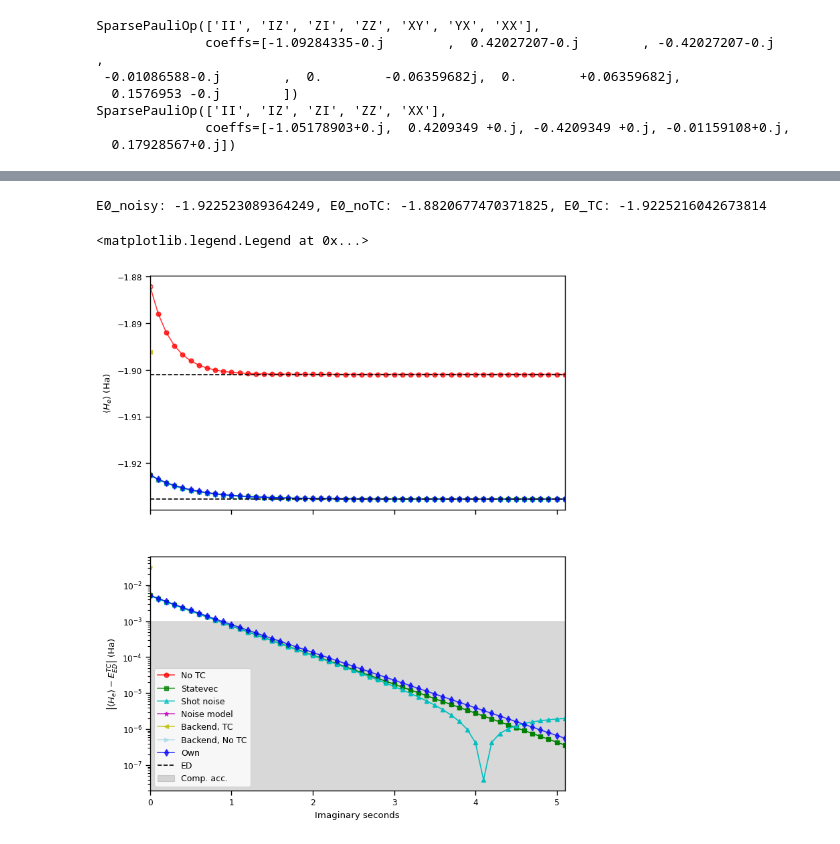
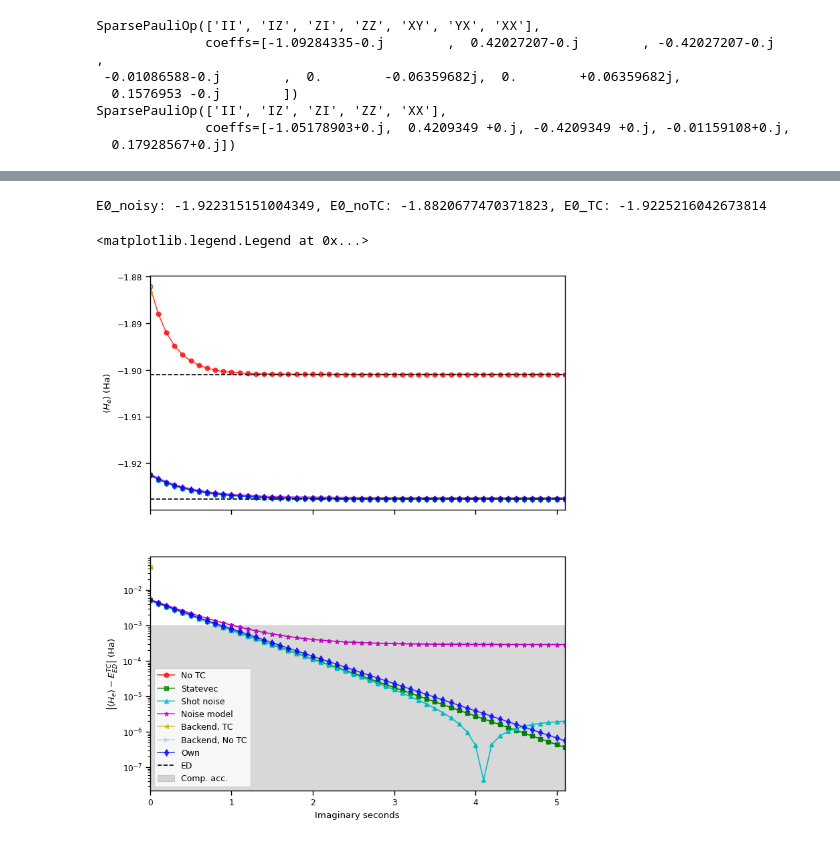
Before and after one commit to Magnusson6359/qiskit-algorithms, a Jupyter notebook: testing.ipynb, the cells around one changed output, grey strips where cells are left out. Cells and saved outputs as stored; diff of their text form; code cells hidden in the pictures.

```diff
--- a/testing.ipynb
+++ b/testing.ipynb
@@ -87,8 +87,8 @@ estimator = Estimator(options={'seed': seed})
 shot_estimator = Estimator(options={'seed': seed, 'shots': numshots})
 noisy_estimator = AerEstimator(
     backend_options={
-        "method": "density_matrix",
-        "noise_model": noise_model, # Disabling noise_model but having shotnoise means it runs only ONCE. VERY WEIRD! Is this our problem though?
+        "noise_model": noise_model,
+        # Disabling noise_model but having shotnoise means it runs only ONCE.
     },
     run_options={"seed": seed, "shots": numshots},
     transpile_options={"seed_transpiler": seed},
@@ -98,16 +98,19 @@ noisy_estimator = AerEstimator(
 #backend_estimator = BackendEstimator(options={"seed": seed, "numshots": numshots}, backend=FakeAthens())
 #backend_estimator = BackendEstimator(backend=FakeAthens())
 backend_estimator = BackendEstimator(backend=FakeAthensV2())
+# backend_estimator = BackendEstimatorV2(backend=FakeAthensV2()) # Won't work, Qiskit Algorithms doesn't support it in current version
 # %%
 # Ansatz
 
 # UCCSD
-ansatz = UCCSD(num_spatial_orbitals = problem.num_spatial_orbitals, num_particles = problem.num_particles, qubit_mapper=mapper) # No initial state! By luck it still works in this case but.
-init_param_values = [0,3*np.pi/2,-np.pi/2] # surely there should be some systematic way of doing this...
+initial_circuit = HartreeFock(problem.num_spatial_orbitals, problem.num_particles, mapper)
+ansatz = UCCSD(num_spatial_orbitals = problem.num_spatial_orbitals, num_particles = problem.num_particles, qubit_mapper=mapper, initial_state=initial_circuit)
+init_param_values = [0 for _ in range(ansatz.num_parameters)]
 ansatz.decompose().decompose().draw("mpl")
 
+
 # EfficientSU2
-ansatz = EfficientSU2(num_qubits = qubit_op2.num_qubits, reps=1, su2_gates=["ry"], skip_final_rotation_layer=True)
-init_param_values = [np.pi,np.pi]
+ansatz = EfficientSU2(num_qubits = qubit_op2.num_qubits, reps=1, su2_gates=["ry"])#, skip_final_rotation_layer=True)
+init_param_values = [np.pi,np.pi,0,0]
 ansatz.decompose().draw("mpl")
 # %% [output]
@@ -222,6 +283,6 @@ time_evo = TimeEvolutionProblem(qubit_op2,
                                 aux_operators=[qubit_op2])
 qite = VarQITE(ansatz, init_param_values,
                variational_principle = var_principle,
-               estimator=estimator,
+               estimator=backend_estimator,
                num_timesteps=num_timesteps)
 result_backend2 = qite.evolve(time_evo)
@@ -290,33 +373,33 @@ ax.plot(avqite_times[::DELTA_BIG], avqite_energies[::DELTA_BIG], '-bd', label= "
 ax.plot([e_exact[sys]]*(int(times[-1])+15), '--k', label= "ED")
 ax.plot([e_exact_notc[sys]]*(int(times[-1])+15), '--k')
 ax.set_ylabel(r"$\langle H_e \rangle$ (Ha)")
 #ax.legend()
 ax.set_xlim([0, times[-1]])
 
 #print(f"Final Qiskit electronic energy: {h_exp_val[-1]} Ha")
 #print(f"Compare with Qutip ED: -4.3860854160 Ha")
 #print(f"Compare with TC-VarQITE for UCCSD: -4.3860791082 Ha")
 
 
 ax2.plot(times, abs(h_exp_val-e_exact[sys]), "-gs", label= "Statevec")
 ax2.plot(times_shotnoise, abs(h_exp_val_shotnoise-e_exact[sys]), "-c^", label= "Shot noise")
 ax2.plot(times_noise, abs(h_exp_val_noise-e_exact[sys]), "-m*", label= "Noise model")
-ax2.plot(times_backend, abs(h_exp_val_backend-e_exact[sys]), "-y*", label= "Backend, TC")
+ax2.plot(times_backend, abs(h_exp_val_backend-e_exact[sys]), "-y<", label= "Backend, TC")
 ax2.plot(avqite_times[::DELTA_BIG], abs(avqite_energies-e_exact[sys])[::DELTA_BIG], "-bd", label= "Own", alpha=0.75)
 ax2.fill_between([0,times[-1]],[1e-3,1e-3],color="grey",alpha=0.3,label="Comp. acc.")
 ax2.set_xlabel("Imaginary seconds")
 ax2.set_ylabel(r"$\left|\langle H_e \rangle - E_{ED}^{TC}\right|$ (Ha)")
 ax2.set_yscale("log")
 ax2.set_xlim([0, times[-1]])
 
 h, l = ax.get_legend_handles_labels()
 h2, l2 = ax2.get_legend_handles_labels()
 for index, label in enumerate(l2):
     if label not in l:
         l.append(label)
         h.append(h2[index])
 ax2.legend(h, l, prop={'size': 9})
 # %% [output]
-E0_noisy: -1.922523089364249, E0_noTC: -1.8820677470371825, E0_TC: -1.9225216042673814
+E0_noisy: -1.922315151004349, E0_noTC: -1.8820677470371823, E0_TC: -1.9225216042673814
 <matplotlib.legend.Legend at 0x...>
-[figure, old version]
+[figure, new version]
```
Also changed, not shown: parts of 9 cells of this notebook, 1 other file.
